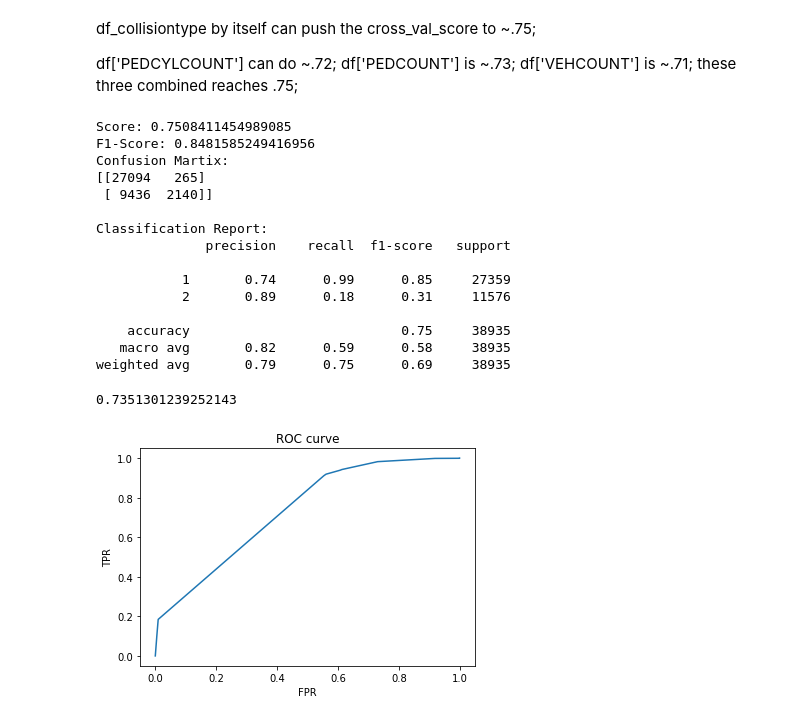
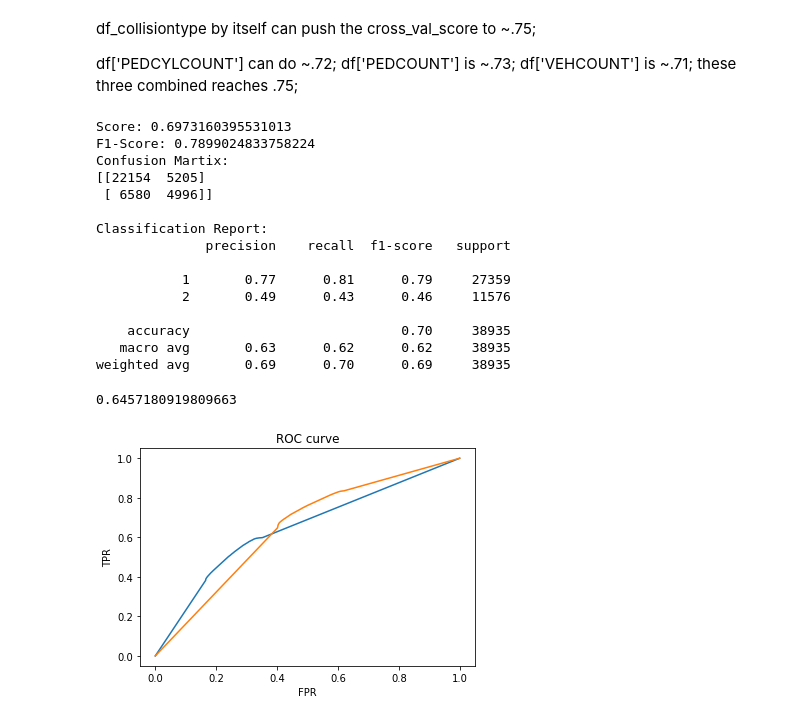
Before and after one commit to qcabel/collision-severity-prediction, a Jupyter notebook: predict_collision_severity.ipynb, the cells around one changed output. Drawn from its saved outputs; the diff is of its cells as text; code cells hidden in the pictures.

Commit message:
decision tree classifier

```diff
--- a/predict_collision_severity.ipynb
+++ b/predict_collision_severity.ipynb
@@ -82,6 +111,6 @@ pd.DataFrame([col_cardinality], columns=col_names)
 # %%
 # distribution of severity among cardinality for each feature
-feature = 'UNDERINFL'
+feature = 'SDOT_COLDESC'
 df[[feature, "SEVERITYCODE"]].groupby([feature, "SEVERITYCODE"]).size()
 
 # df.groupby(by=feature).size()  #if only interested in how feature is distributed
@@ -301,7 +365,9 @@ df['PEDCYLCOUNT'] can do ~.72; df['PEDCOUNT'] is ~.73; df['VEHCOUNT'] is ~.71; t
 # %%
 X_train, X_test, y_train, y_test = train_test_split(
     df_preprocessed, df['SEVERITYCODE'], test_size=0.2, random_state=1)
-tree = DecisionTreeClassifier(criterion="gini", max_depth = 4).fit(X_train, y_train)
+tree = DecisionTreeClassifier(criterion="gini", max_depth = None, class_weight=None).fit(X_train, y_train)
+# class_weight:default-None; 'balanced' means to adjust weights based on label distribution
+# (inverse to the proportion, so more leads to less important)
 
 tree_pred = tree.predict(X_test)
 tree_pred
@@ -314,33 +380,36 @@ print('')
 print('Classification Report:')
 print(classification_report(y_test, tree_pred))
 # %% [output]
-Score: 0.7508411454989085
-F1-Score: 0.8481585249416956
+Score: 0.6973160395531013
+F1-Score: 0.7899024833758224
 Confusion Martix:
-[[27094   265]
- [ 9436  2140]]
+[[22154  5205]
+ [ 6580  4996]]
 
 Classification Report:
               precision    recall  f1-score   support
 
-           1       0.74      0.99      0.85     27359
-           2       0.89      0.18      0.31     11576
+           1       0.77      0.81      0.79     27359
+           2       0.49      0.43      0.46     11576
 
-    accuracy                           0.75     38935
-   macro avg       0.82      0.59      0.58     38935
-weighted avg       0.79      0.75      0.69     38935
+    accuracy                           0.70     38935
+   macro avg       0.63      0.62      0.62     38935
+weighted avg       0.69      0.70      0.69     38935
 # %%
 predictions = tree.predict_proba(X_test)
 print(roc_auc_score(y_test, predictions[:,1]))
 
 fpr, tpr, _ = roc_curve(y_test-1, predictions[:,1])
+fpr_0, tpr_0, _ = roc_curve((3-y_test)-1, predictions[:,0])
+
 
 plt.clf()
 plt.plot(fpr, tpr)
+plt.plot(fpr_0, tpr_0)
 plt.xlabel('FPR')
 plt.ylabel('TPR')
 plt.title('ROC curve')
 plt.show()
 # %% [output]
-0.7351301239252143
+0.6457180919809663
-[figure, old version]
+[figure, new version]
```
Also changed, not shown: parts of 29 cells of this notebook.
